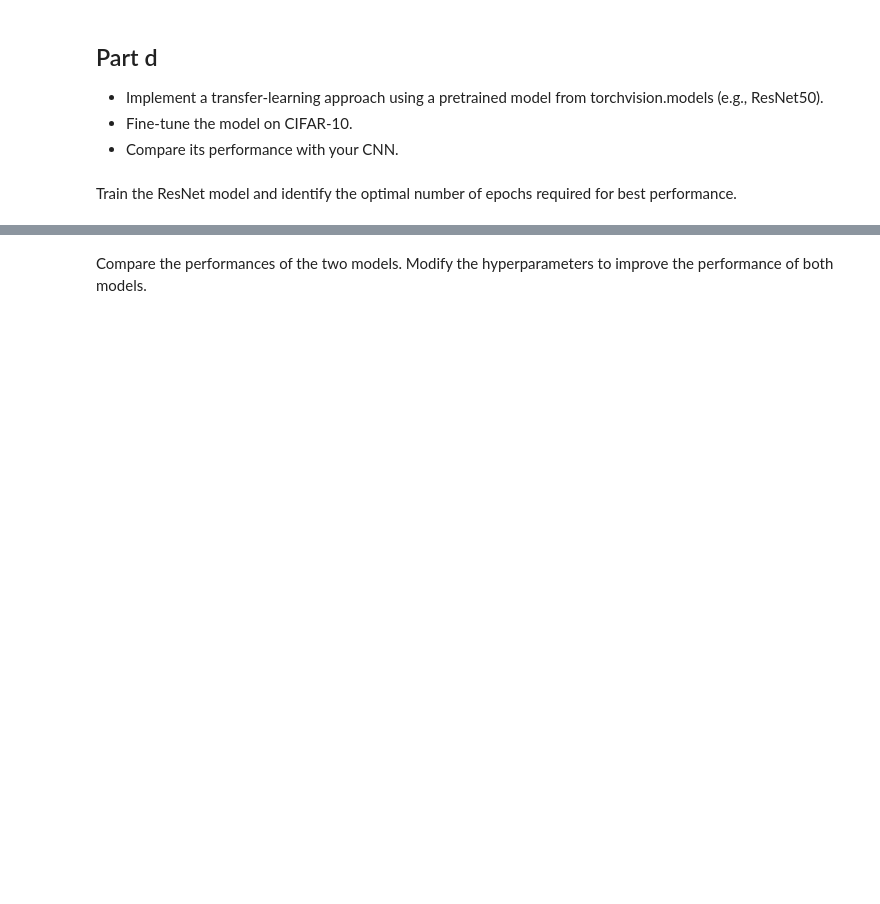
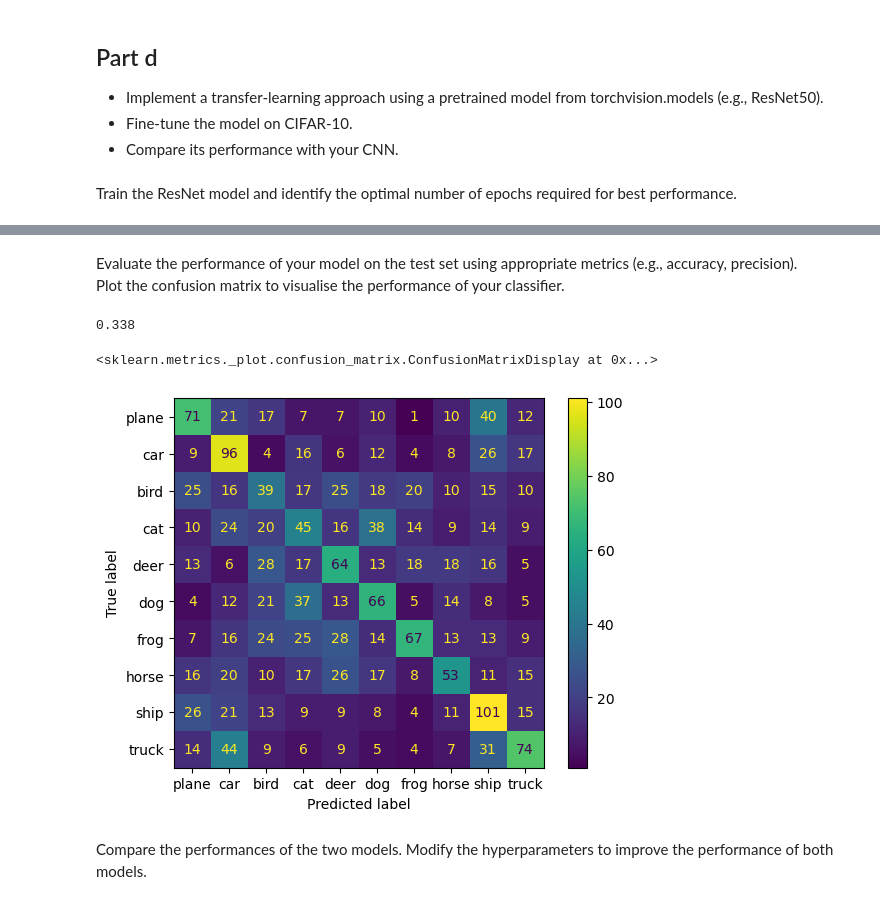
Before and after one commit to Arishtanemi4/ata, a Jupyter notebook: labs/worksheet5.ipynb, the cells around one changed output, grey strips where cells are left out. Saved outputs shown, nothing was run; the diff lists cells and outputs as text; code cells hidden in the pictures; blank space fills up the shorter version.

```diff
--- a/labs/worksheet5.ipynb
+++ b/labs/worksheet5.ipynb
@@ -213,5 +246,36 @@ Plot the confusion matrix to visualise the performance of your classifier.
+# %% [markdown]
+Evaluate the performance of your model on the test set using appropriate metrics (e.g., accuracy, precision).
+Plot the confusion matrix to visualise the performance of your classifier.
 # %%
 ##TODO
+
+correct = 0
+total = 0
+all_preds2 = []
+all_labels2 = []
+# since we're not training, we don't need to calculate the gradients for our outputs
+with torch.no_grad():
+    for data in testloader:
+        images, labels = data
+        # calculate outputs by running images through the network
+        outputs = model2(images)
+        preds = torch.argmax(outputs, dim=1)
+        all_preds2.extend(preds)
+        all_labels2.extend(labels.numpy())
+
+all_preds2 = np.array(all_preds2)
+all_labels2 = np.array(all_labels2)
+
+accuracy = accuracy_score(all_labels2, all_preds2)  #TODO
+accuracy
+# %% [output]
+0.338
+# %%
+disp = ConfusionMatrixDisplay(confusion_matrix(all_labels2, all_preds2), display_labels=classes)
+disp.plot()
+# %% [output]
+<sklearn.metrics._plot.confusion_matrix.ConfusionMatrixDisplay at 0x...>
+[figure, added]
 # %% [markdown]
 Compare the performances of the two models. Modify the hyperparameters to improve the performance of both models.
 # %% [markdown]
```
Also changed, not shown: parts of 15 cells of this notebook, 1 other file.
